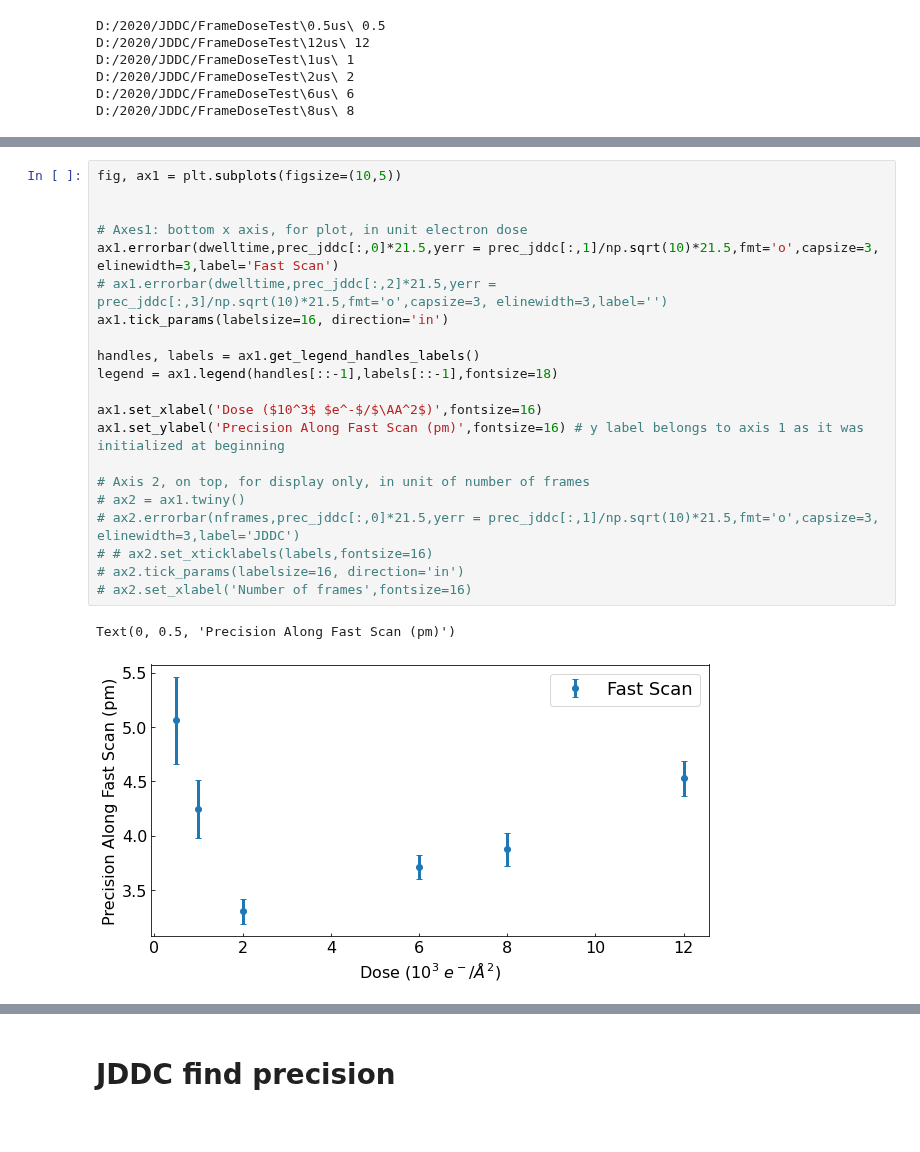
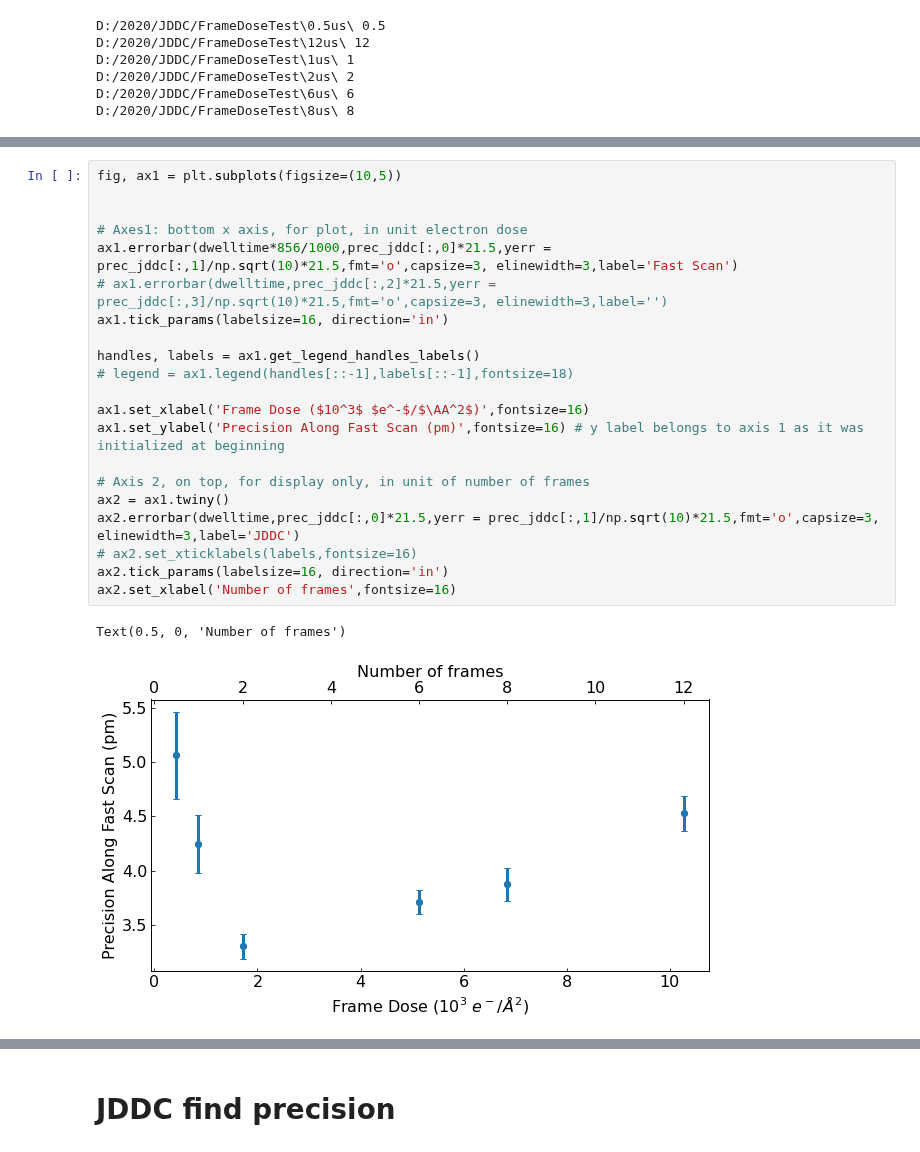
Before and after one commit to CY-Zhang/PyProcessingCodes, a Jupyter notebook: JDDC/FrameDoseTest_exp.ipynb, the cells around one changed output, grey strips where cells are left out. Drawn from its saved outputs; the diff is of its cells as text.

```diff
--- a/JDDC/FrameDoseTest_exp.ipynb
+++ b/JDDC/FrameDoseTest_exp.ipynb
@@ -192,27 +228,27 @@ D:/2020/JDDC/FrameDoseTest\8us\ 8
 # %%
 fig, ax1 = plt.subplots(figsize=(10,5))
 
 
 # Axes1: bottom x axis, for plot, in unit electron dose
-ax1.errorbar(dwelltime,prec_jddc[:,0]*21.5,yerr = prec_jddc[:,1]/np.sqrt(10)*21.5,fmt='o',capsize=3, elinewidth=3,label='Fast Scan')
+ax1.errorbar(dwelltime*856/1000,prec_jddc[:,0]*21.5,yerr = prec_jddc[:,1]/np.sqrt(10)*21.5,fmt='o',capsize=3, elinewidth=3,label='Fast Scan')
 # ax1.errorbar(dwelltime,prec_jddc[:,2]*21.5,yerr = prec_jddc[:,3]/np.sqrt(10)*21.5,fmt='o',capsize=3, elinewidth=3,label='')
 ax1.tick_params(labelsize=16, direction='in')
 
 handles, labels = ax1.get_legend_handles_labels()
-legend = ax1.legend(handles[::-1],labels[::-1],fontsize=18)
+# legend = ax1.legend(handles[::-1],labels[::-1],fontsize=18)
 
-ax1.set_xlabel('Dose ($10^3$ $e^-$/$\AA^2$)',fontsize=16)
+ax1.set_xlabel('Frame Dose ($10^3$ $e^-$/$\AA^2$)',fontsize=16)
 ax1.set_ylabel('Precision Along Fast Scan (pm)',fontsize=16) # y label belongs to axis 1 as it was initialized at beginning
 
 # Axis 2, on top, for display only, in unit of number of frames
-# ax2 = ax1.twiny()
-# ax2.errorbar(nframes,prec_jddc[:,0]*21.5,yerr = prec_jddc[:,1]/np.sqrt(10)*21.5,fmt='o',capsize=3, elinewidth=3,label='JDDC')
-# # ax2.set_xticklabels(labels,fontsize=16)
-# ax2.tick_params(labelsize=16, direction='in')
-# ax2.set_xlabel('Number of frames',fontsize=16)
+ax2 = ax1.twiny()
+ax2.errorbar(dwelltime,prec_jddc[:,0]*21.5,yerr = prec_jddc[:,1]/np.sqrt(10)*21.5,fmt='o',capsize=3, elinewidth=3,label='JDDC')
+# ax2.set_xticklabels(labels,fontsize=16)
+ax2.tick_params(labelsize=16, direction='in')
+ax2.set_xlabel('Number of frames',fontsize=16)
 # %% [output]
-Text(0, 0.5, 'Precision Along Fast Scan (pm)')
+Text(0.5, 0, 'Number of frames')
-[figure, old version]
+[figure, new version]
 # %%
 fig, ax1 = plt.subplots(figsize=(10,5))
 
```
Also changed, not shown: parts of 2 cells of this notebook, 4 other files.
